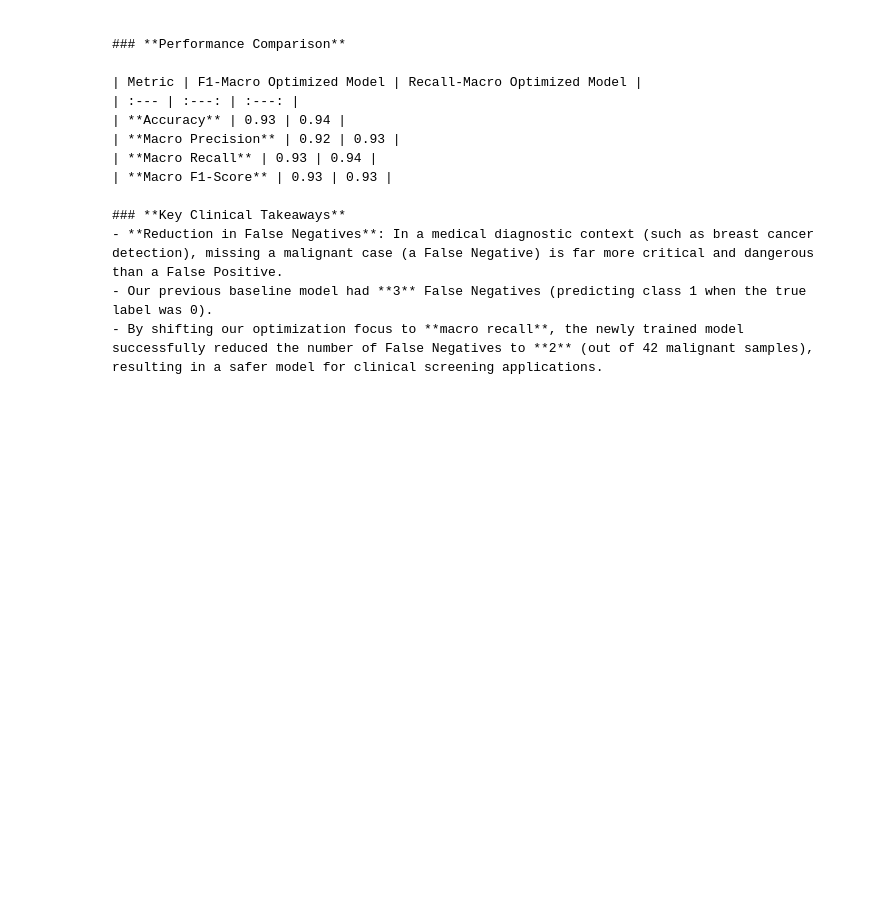
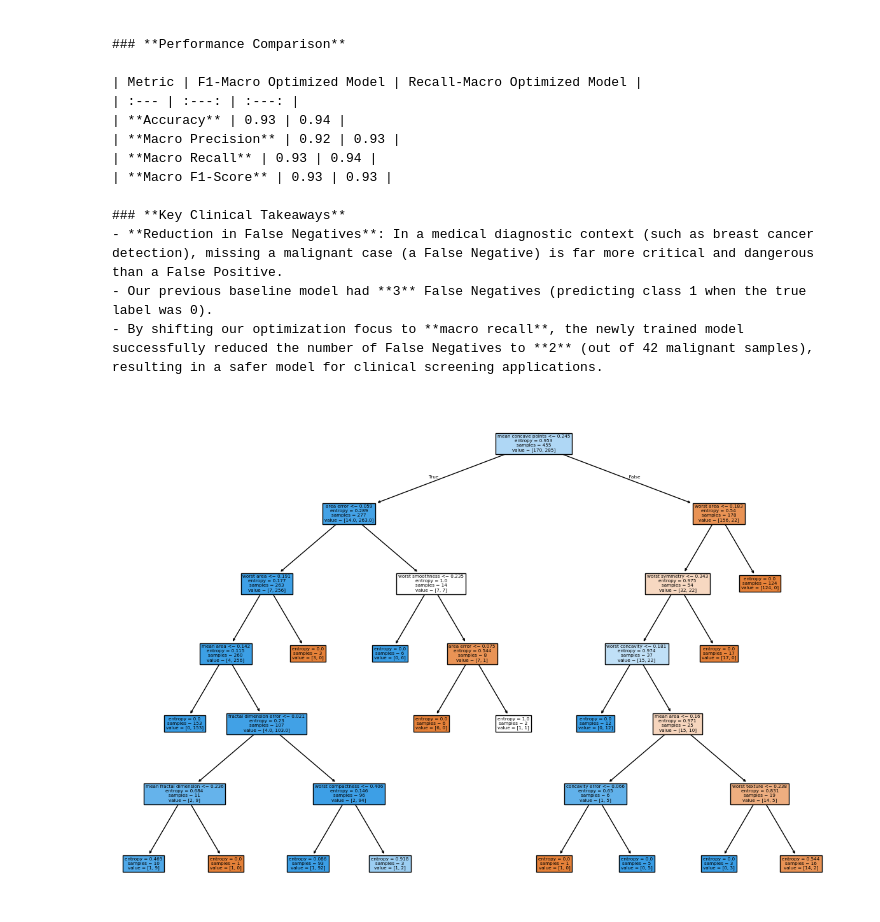
Before and after one commit to victoriaclacerda/VictoriaCLacerda-DataScience-GenAI-Submissions, a Jupyter notebook: Seminar__W4__4_01_Decision_Trees.ipynb, the cells around one changed output. Drawn from its saved outputs; the diff is of its cells as text; code cells hidden in the pictures; blank space fills up the shorter version.

````diff
--- a/Seminar__W4__4_01_Decision_Trees.ipynb
+++ b/Seminar__W4__4_01_Decision_Trees.ipynb
@@ -361,3 +361,10 @@ By re-optimizing our Decision Tree hyperparameters using `recall_macro` as our t
 - Our previous baseline model had **3** False Negatives (predicting class 1 when the true label was 0).
 - By shifting our optimization focus to **macro recall**, the newly trained model successfully reduced the number of False Negatives to **2** (out of 42 malignant samples), resulting in a safer model for clinical screening applications.
 ```
+# %%
+# Visualize the re-optimized tree structure
+plt.figure(figsize=(15, 10))
+plot_tree(DTC_model, filled=True, feature_names=X_train.columns)
+plt.show()
+# %% [output]
+[figure, added]
````
